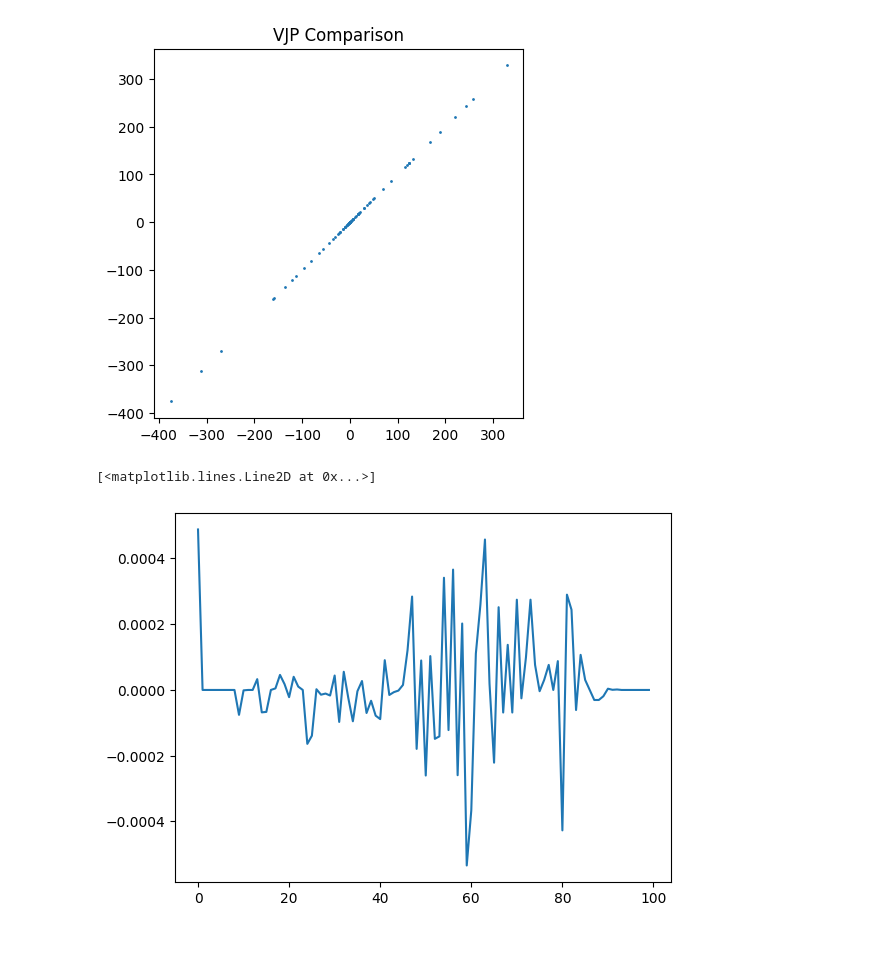
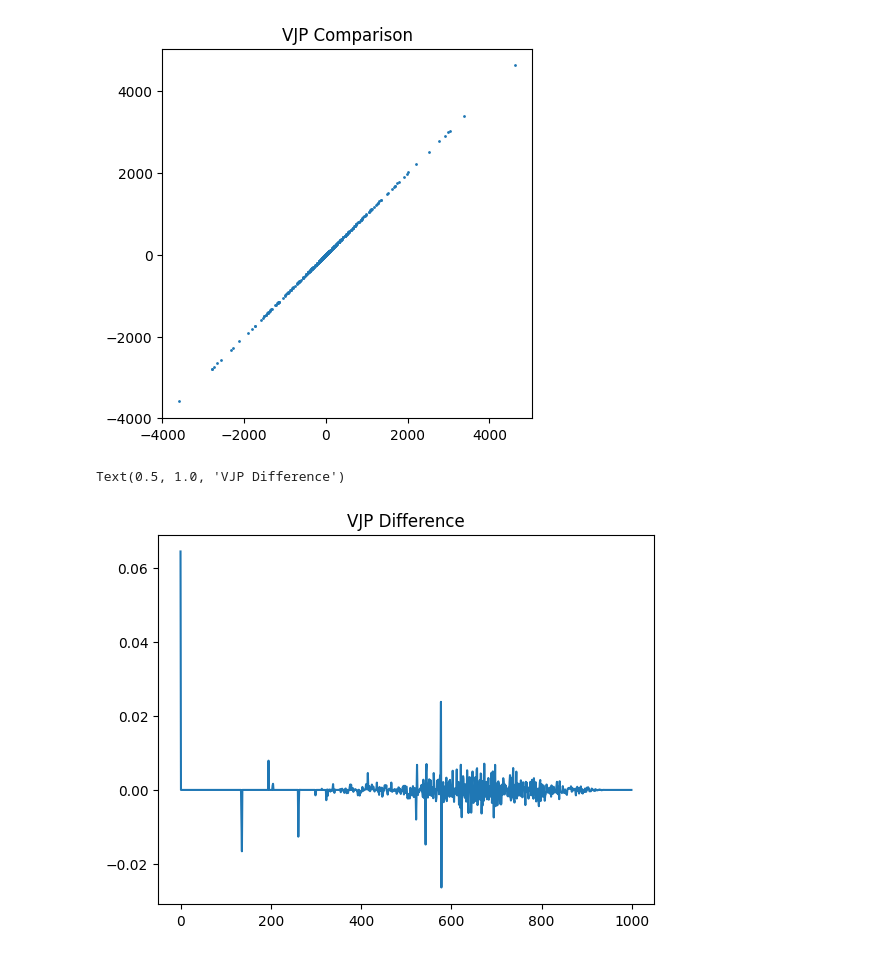
Before and after one commit to stanford-ism/graphgp, a Jupyter notebook: test_jvp_vjp.ipynb, the cells around one changed output. Cells and saved outputs as stored; diff of their text form; code cells hidden in the pictures.

```diff
--- a/test_jvp_vjp.ipynb
+++ b/test_jvp_vjp.ipynb
@@ -23,12 +23,12 @@ def tree_dot(tree1, tree2):
     return jax.tree_util.tree_reduce(lambda x, y: x + y, leaves)
 # %%
 # Set up test
-n_points = 1000
+n_points = 10000
 k1, k2 = jr.split(rng)
 points = jr.normal(k1, (n_points, 2))
 xi = jr.normal(k2, (n_points,))
 graph = gp.build_graph(points, n0=100, k=8, cuda=True)
-cov_bins = gp.make_cov_bins(r_min=1e-3, r_max=10, n_bins=100)
+cov_bins = gp.make_cov_bins(r_min=1e-5, r_max=10, n_bins=1000)
 cov_func = gp.MaternCovariance(p=0)
 cov_vals = cov_func(cov_bins)
 
@@ -119,12 +119,13 @@ plt.scatter(cuda_vjp, jax_vjp, s=1)
 plt.gca().set(aspect='equal', title='VJP Comparison')
 plt.show()
 # %% [output]
-[figure, old version]
+[figure, new version]
 # %%
 plt.plot(cuda_vjp[0] - jax_vjp[0])
+plt.title('VJP Difference')
 # %% [output]
-[<matplotlib.lines.Line2D at 0x...>]
+Text(0.5, 1.0, 'VJP Difference')
-[figure, old version]
+[figure, new version]
 # %%
 jax_jvp = jax.jvp(lambda cutoff: gp.generate_jit(graph, (cov_bins, cov_func(cov_bins, cutoff=cutoff)), xi, cuda=False), (1.0,), (0.5,))
 cuda_jvp = jax.jvp(lambda cutoff: gp.generate(graph, (cov_bins, cov_func(cov_bins, cutoff=cutoff)), xi, cuda=True), (1.0,), (0.5,))
```
Also changed, not shown: parts of 7 cells of this notebook, 33 other files.
